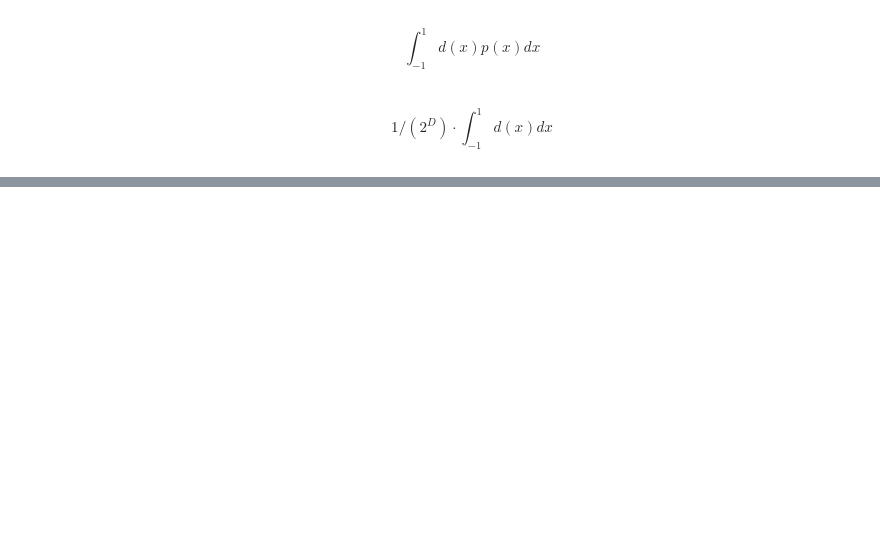
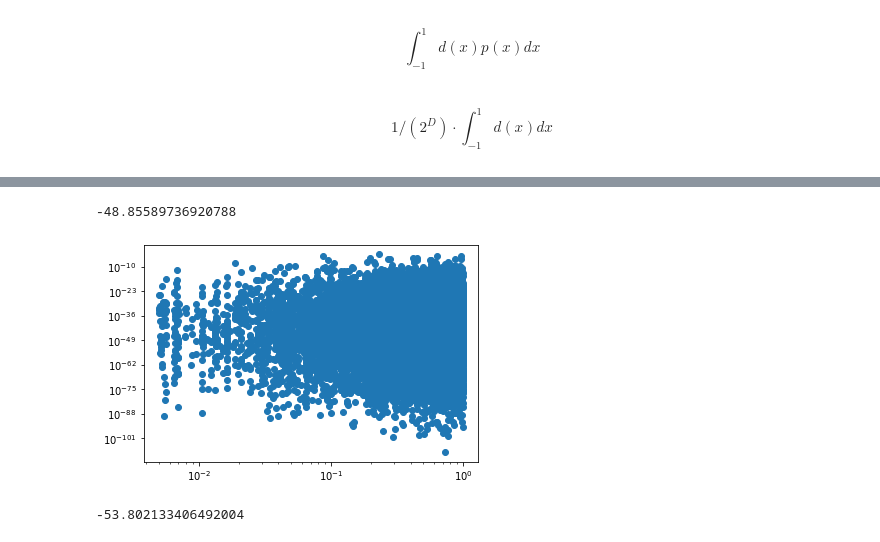
Before and after one commit to ben18785/treeQuadrature, a Jupyter notebook: examples/example_integration.ipynb, the cells around one changed output, grey strips where cells are left out. Drawn from its saved outputs; the diff is of its cells as text; code cells hidden in the pictures; blank space fills up the shorter version.

```diff
--- a/examples/example_integration.ipynb
+++ b/examples/example_integration.ipynb
@@ -126,0 +156,14 @@ G
+# %%
+print(100 * (G - problem.answer) / problem.answer)
+plt.scatter((sum(vols)-np.cumsum(vols[1:(len(cs1)-100+2)]))/sum(vols), cs1[1:(len(cs1)-100+2)])
+# plt.hlines(problem.answer, xmin=0, xmax=len(I))
+plt.xscale('log')
+plt.yscale('log')
+plt.show()
+# %% [output]
+-48.85589736920788
+[figure, added]
+# %%
+(np.mean(I)-problem.answer)/problem.answer*100
+# %% [output]
+-53.802133406492004
```
Also changed, not shown: parts of 40 cells of this notebook, 1 other file.
